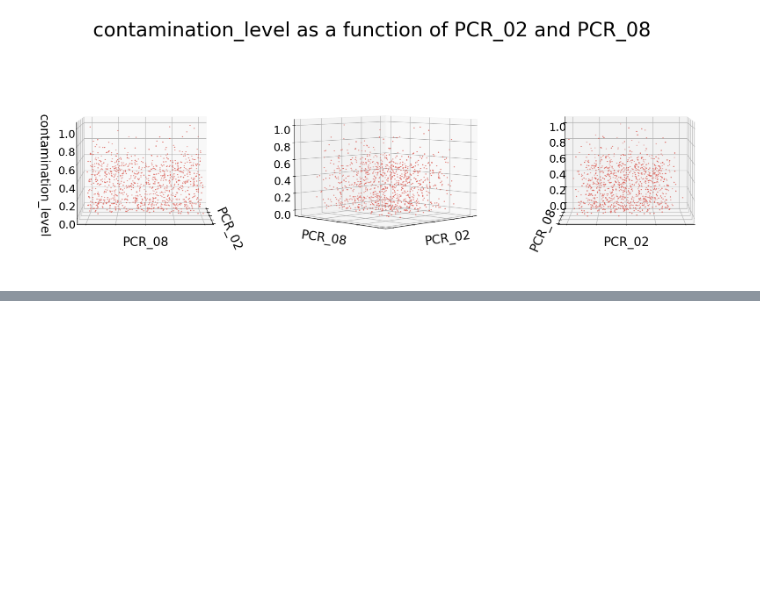
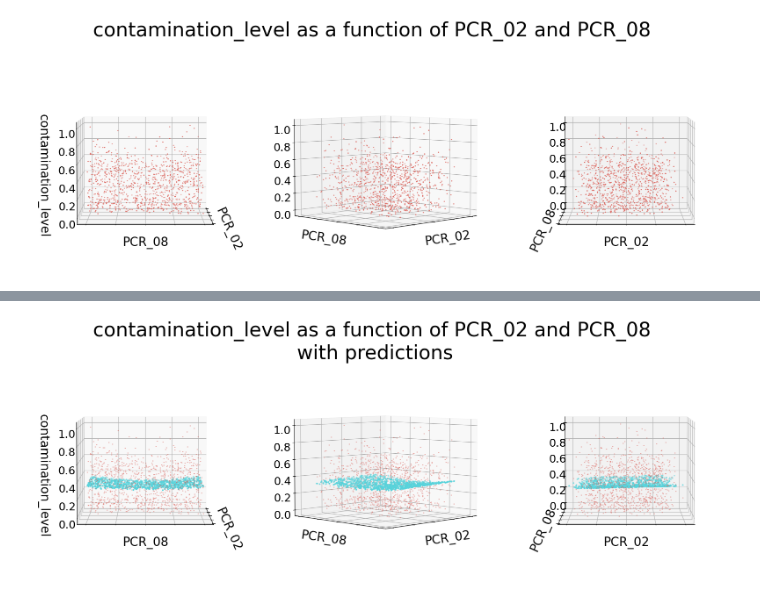
Before and after one commit to AvDaniel6/HW3-Intro-To-ML, a Jupyter notebook: main.ipynb, the cells around one changed output, grey strips where cells are left out. Saved outputs shown, nothing was run; the diff lists cells and outputs as text; code cells hidden in the pictures; blank space fills up the shorter version.

```diff
--- a/main.ipynb
+++ b/main.ipynb
@@ -552,0 +600,5 @@ plot3d(df_part4, 'PCR_02', 'PCR_08', 'contamination_level', 'contamination_level
+# %%
+pred_poly_lasso = poly_lasso_reg.predict(X_train_part4)
+plot3d(df_part4, 'PCR_02', 'PCR_08', 'contamination_level', 'contamination_level as a function of PCR_02 and PCR_08\n with predictions', pred_poly_lasso)
+# %% [output]
+[figure, added]
```
Also changed, not shown: parts of 5 cells of this notebook, 1 other file.
